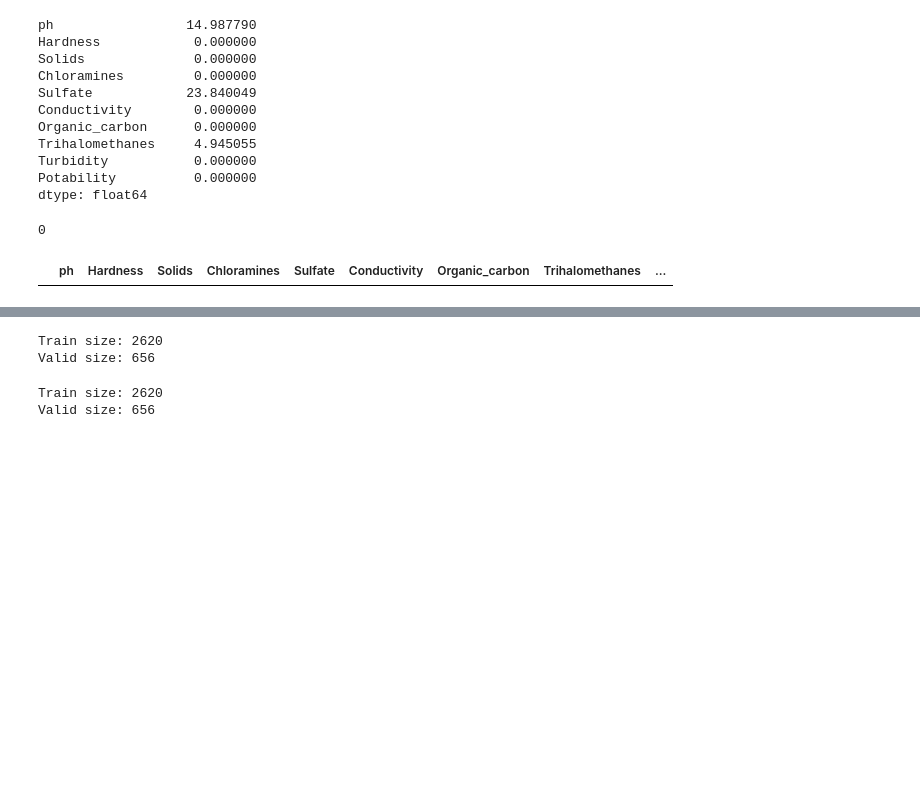
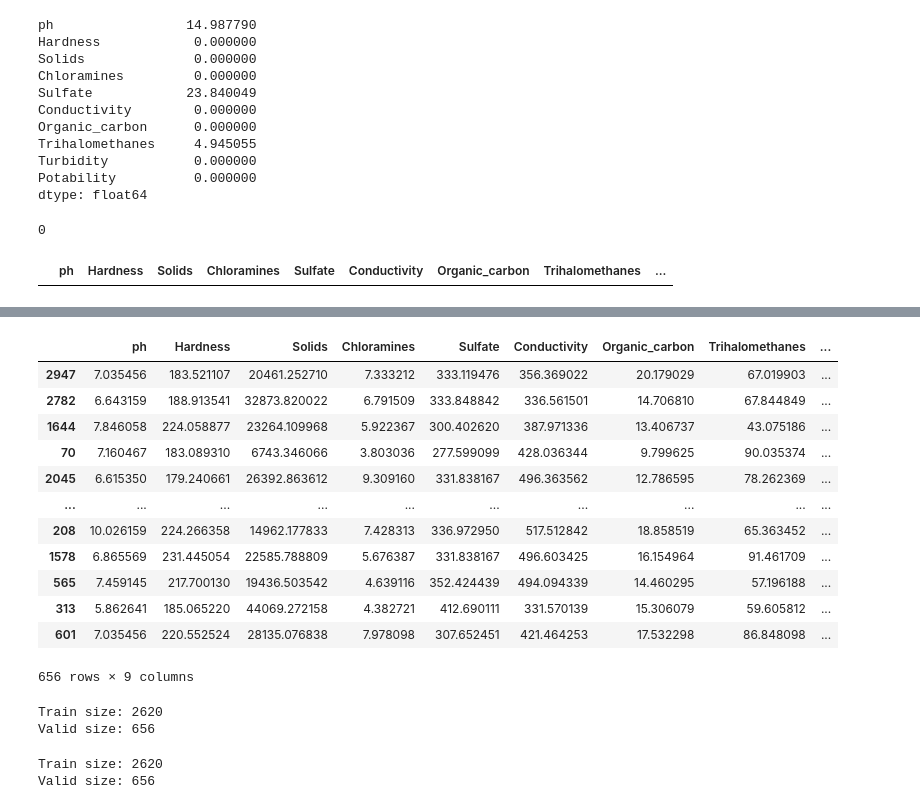
Before and after one commit to arkadijshmelev/for-study, a Jupyter notebook: val_data.ipynb, the cells around one changed output, grey strips where cells are left out. Drawn from its saved outputs; the diff is of its cells as text; code cells hidden in the pictures; blank space fills up the shorter version.

```diff
--- a/val_data.ipynb
+++ b/val_data.ipynb
@@ -78,3 +126,19 @@ X_train, X_valid, y_train, y_valid = model_selection.train_test_split(X, y, test
+# %%
+X_valid
+# %% [output]
+|  | ph | Hardness | Solids | Chloramines | Sulfate | Conductivity | Organic_carbon | Trihalomethanes | ... |
+| 2947 | 7.035456 | 183.521107 | 20461.252710 | 7.333212 | 333.119476 | 356.369022 | 20.179029 | 67.019903 | ... |
+| 2782 | 6.643159 | 188.913541 | 32873.820022 | 6.791509 | 333.848842 | 336.561501 | 14.706810 | 67.844849 | ... |
+| 1644 | 7.846058 | 224.058877 | 23264.109968 | 5.922367 | 300.402620 | 387.971336 | 13.406737 | 43.075186 | ... |
+| 70 | 7.160467 | 183.089310 | 6743.346066 | 3.803036 | 277.599099 | 428.036344 | 9.799625 | 90.035374 | ... |
+| 2045 | 6.615350 | 179.240661 | 26392.863612 | 9.309160 | 331.838167 | 496.363562 | 12.786595 | 78.262369 | ... |
+| ... | ... | ... | ... | ... | ... | ... | ... | ... | ... |
+| 208 | 10.026159 | 224.266358 | 14962.177833 | 7.428313 | 336.972950 | 517.512842 | 18.858519 | 65.363452 | ... |
+| 1578 | 6.865569 | 231.445054 | 22585.788809 | 5.676387 | 331.838167 | 496.603425 | 16.154964 | 91.461709 | ... |
+| 565 | 7.459145 | 217.700130 | 19436.503542 | 4.639116 | 352.424439 | 494.094339 | 14.460295 | 57.196188 | ... |
+| 313 | 5.862641 | 185.065220 | 44069.272158 | 4.382721 | 412.690111 | 331.570139 | 15.306079 | 59.605812 | ... |
+| 601 | 7.035456 | 220.552524 | 28135.076838 | 7.978098 | 307.652451 | 421.464253 | 17.532298 | 86.848098 | ... |
+656 rows × 9 columns
 # %%
 print('Train size:', X_train.shape[0])
 print('Valid size:', X_valid.shape[0])
```
Also changed, not shown: parts of 3 cells of this notebook, 3 other files.
